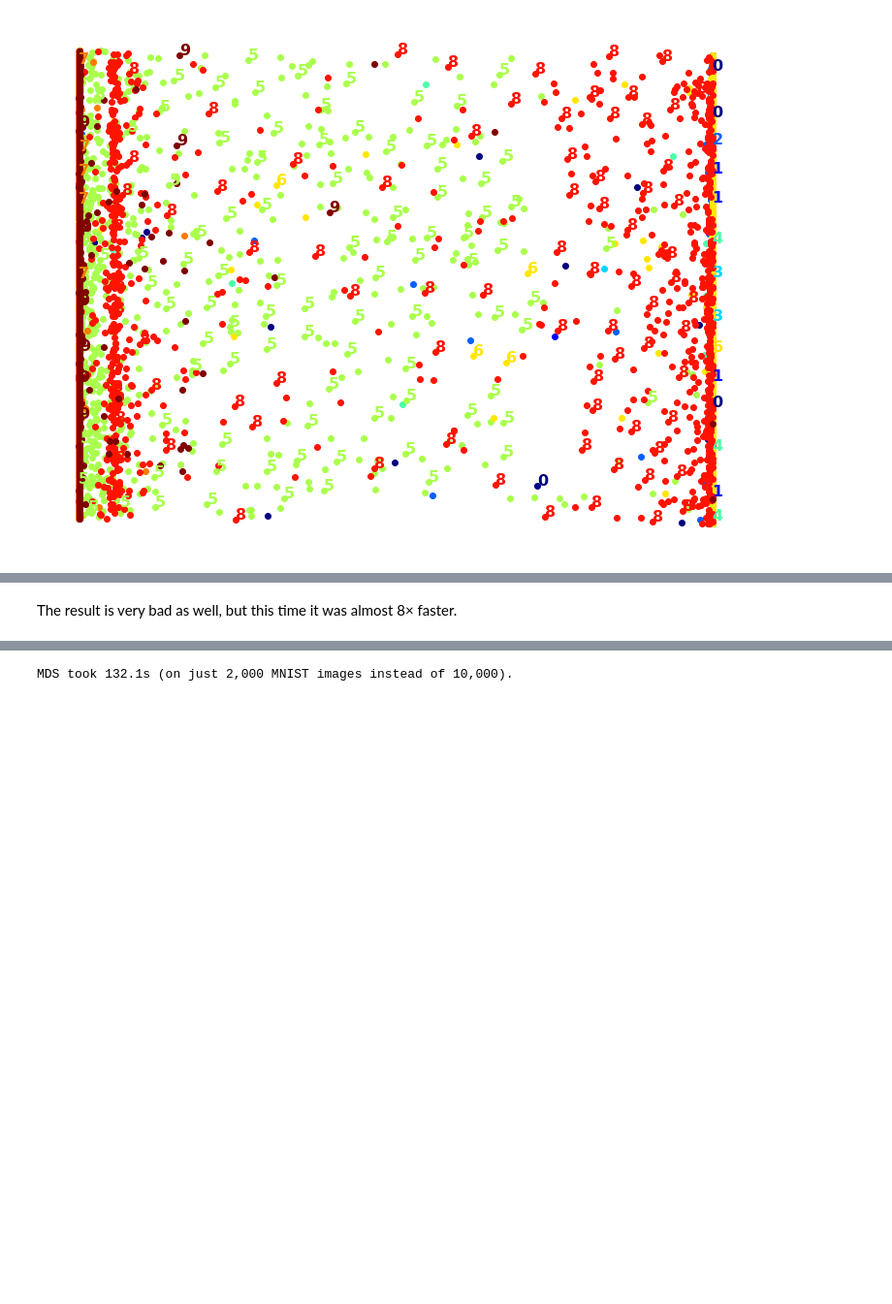
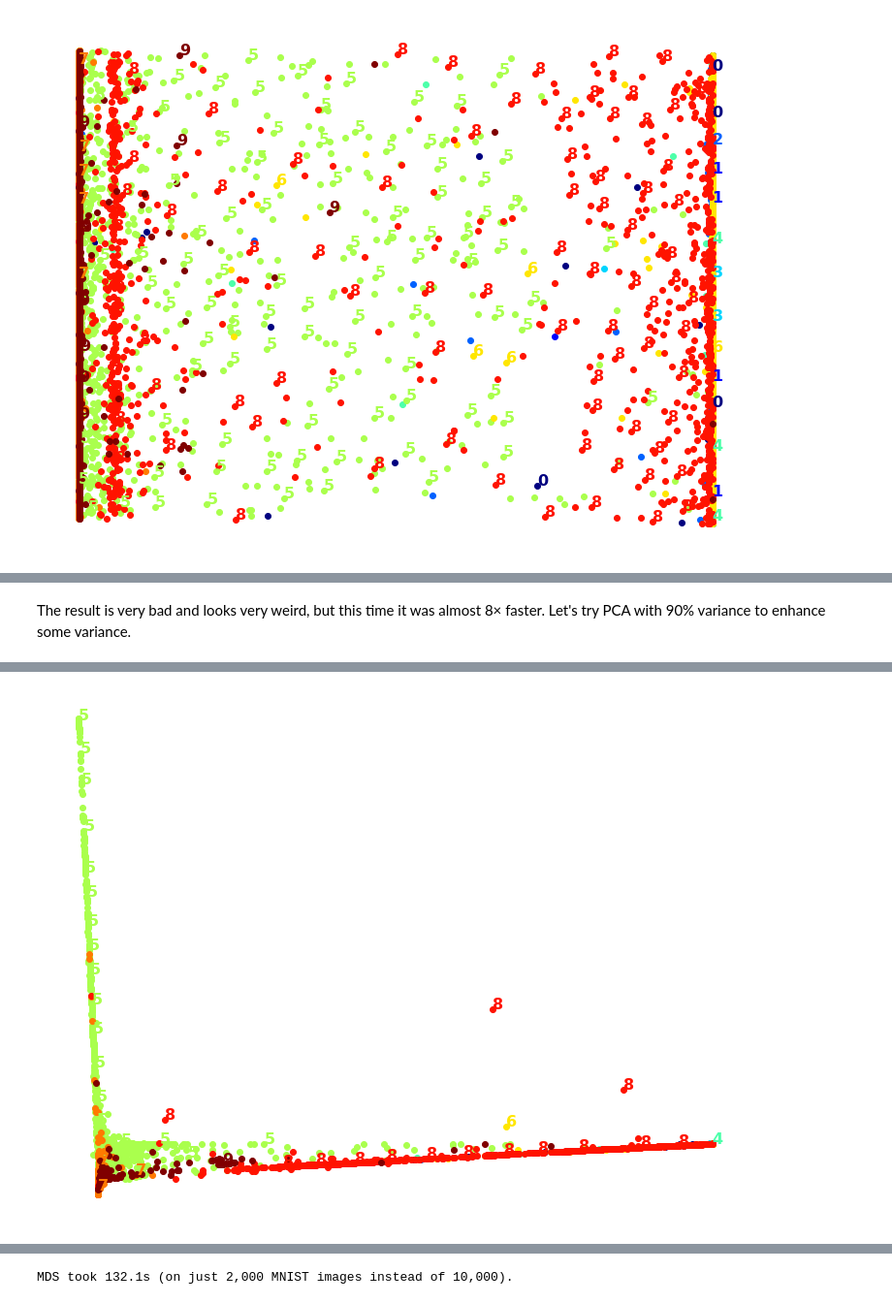
Before and after one commit to fsclsnow/AML, a Jupyter notebook: AML_Project2.ipynb, the cells around one changed output, grey strips where cells are left out. Shown at 97% size. Drawn from its saved outputs; the diff is of its cells as text; code cells hidden in the pictures; blank space fills up the shorter version.

```diff
--- a/AML_Project2.ipynb
+++ b/AML_Project2.ipynb
@@ -460,3 +460,17 @@ PCA+LLE took 18.9s.
 [figure]
 # %% [markdown]
-The result is very bad as well, but this time it was almost 8× faster.
+The result is very bad and looks very weird, but this time it was almost 8× faster. Let's try PCA with 90% variance to enhance some variance.
+# %%
+from sklearn.pipeline import Pipeline
+
+pca_lle = Pipeline([
+    ("pca", PCA(n_components=0.90, random_state=42)),
+    ("lle", LocallyLinearEmbedding(n_components=2, random_state=42)),
+])
+t0 = time.time()
+X_pca_lle_reduced = pca_lle.fit_transform(X)
+t1 = time.time()
+print("PCA+LLE took {:.1f}s.".format(t1 - t0))
+plot_digits(X_pca_lle_reduced, y)
+plt.show()
+# %% [output]
@@ -463 +478,2 @@ The result is very bad as well, but this time it was almost 8× faster.
+[figure, added]
 # %% [markdown]
```
Also changed, not shown: parts of 4 cells of this notebook.
